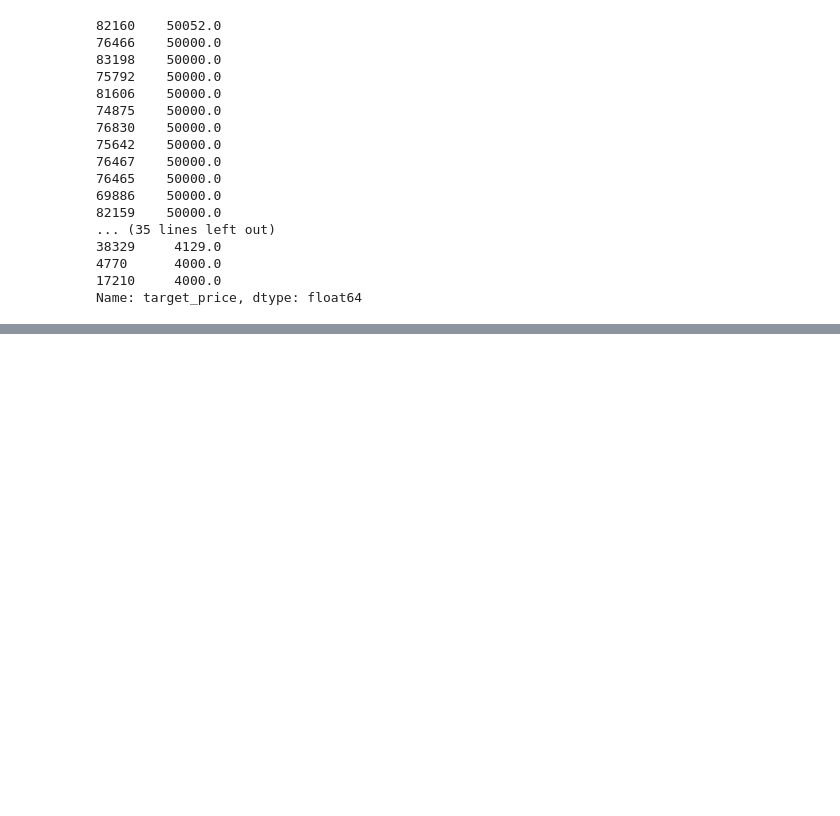
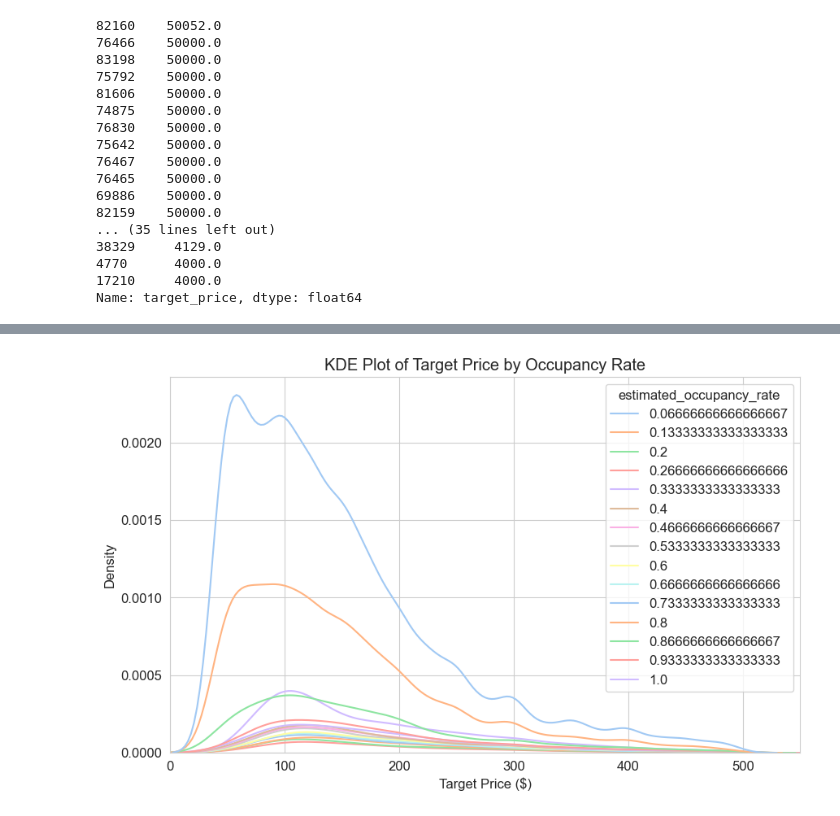
Before and after one commit to arvindsuresh-math/AirBnB-Price-Recommender, a Jupyter notebook: notebooks/00_exploratory_data_analysis.ipynb, the cells around one changed output, grey strips where cells are left out. Saved outputs shown, nothing was run; the diff lists cells and outputs as text; code cells hidden in the pictures; blank space fills up the shorter version.

```diff
--- a/notebooks/00_exploratory_data_analysis.ipynb
+++ b/notebooks/00_exploratory_data_analysis.ipynb
@@ -126,0 +159,2 @@ Name: target_price, dtype: float64
+# %%
+df = df_filtered.copy()
@@ -126,0 +235,12 @@ Name: target_price, dtype: float64
+# %%
+# set pastel palette
+
+plt.figure(figsize=(10, 6))
+sns.kdeplot(data=df, x='target_price', hue='estimated_occupancy_rate', fill=False, alpha=1.0, palette='pastel')
+plt.title('KDE Plot of Target Price by Occupancy Rate')
+plt.xlabel('Target Price ($)')
+plt.ylabel('Density')
+plt.xlim(0, 550)  # Adjust as needed
+plt.show()
+# %% [output]
+[figure, added]
```
Also changed, not shown: parts of 13 cells of this notebook, 1 other file.
